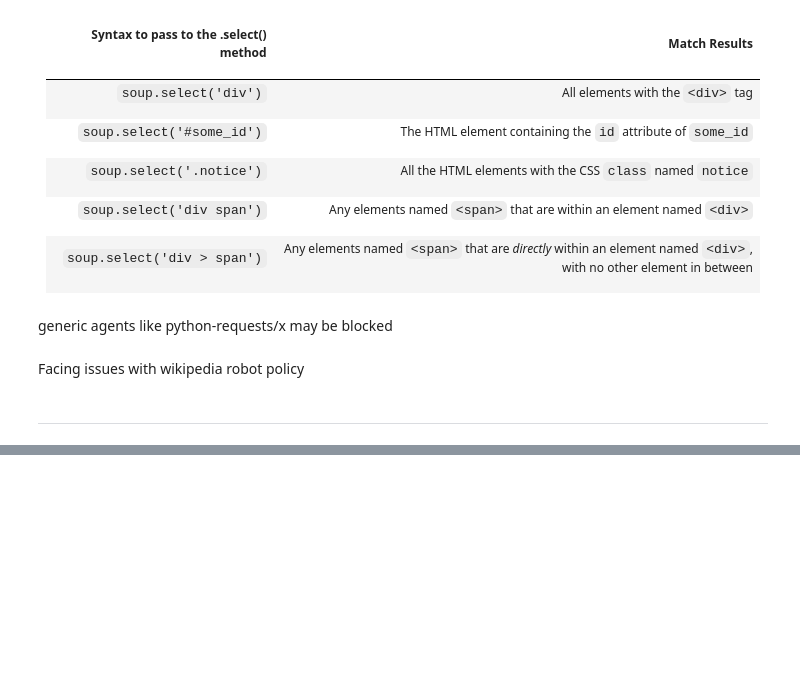
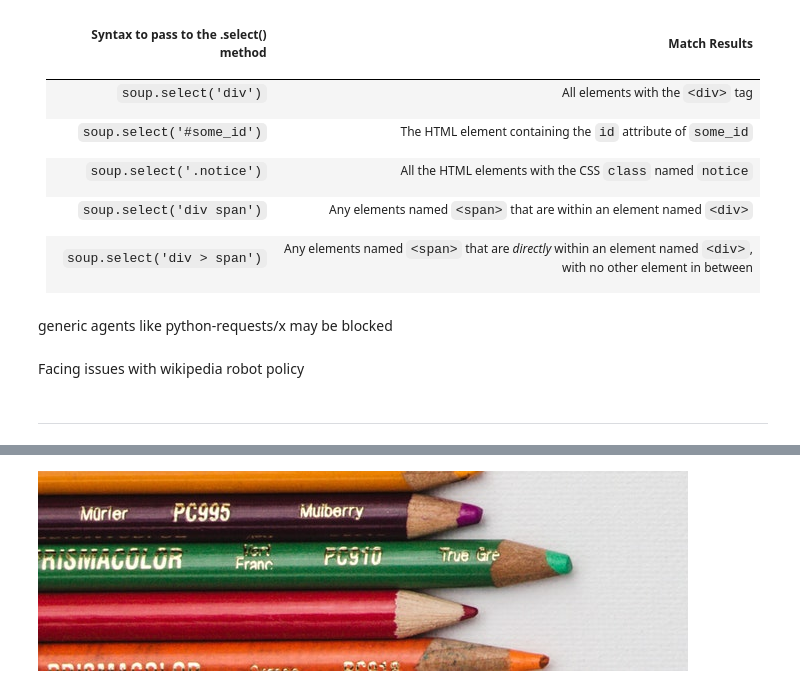
Before and after one commit to lansky1/python, a Jupyter notebook: basics.ipynb, the cells around one changed output, grey strips where cells are left out. Cells and saved outputs as stored; diff of their text form; code cells hidden in the pictures; blank space fills up the shorter version.

```diff
--- a/basics.ipynb
+++ b/basics.ipynb
@@ -1477,0 +1495,4 @@ Facing issues with wikipedia robot policy
+# %%
+pencils.crop((0,1100, width/3, height)) # Relative Origin, Width, Height
+# %% [output]
+[figure, added]
```
Also changed, not shown: parts of 28 cells of this notebook, 2 other files.
